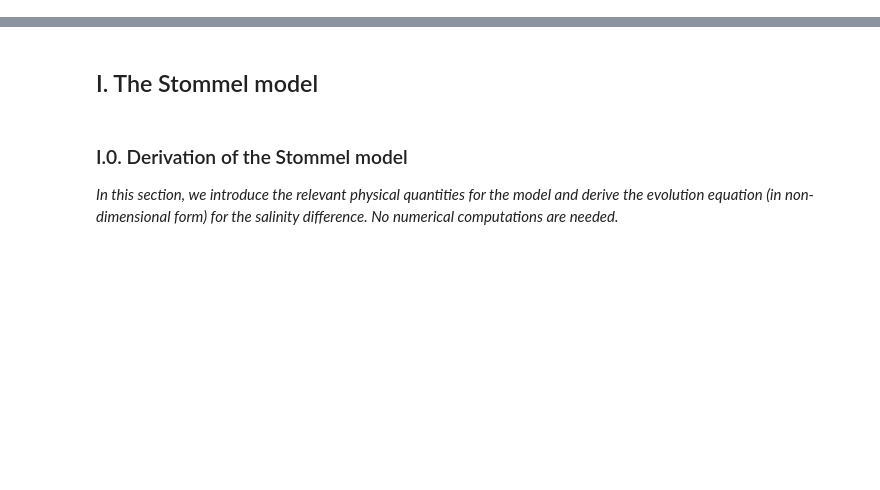
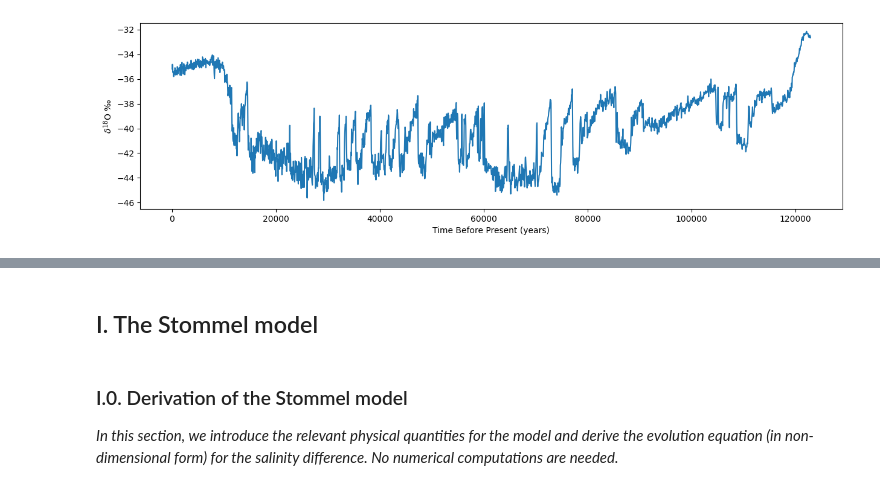
Before and after one commit to freddybouchet/oceanbox, a Jupyter notebook: TP_Stommel.ipynb, the cells around one changed output, grey strips where cells are left out. Cells and saved outputs as stored; diff of their text form; code cells hidden in the pictures; blank space fills up the shorter version.

```diff
--- a/TP_Stommel.ipynb
+++ b/TP_Stommel.ipynb
@@ -11,0 +18,7 @@ from scipy.integrate import ode
+# %%
+ngrip_d18O = np.loadtxt("NGRIP_d18O_50yrs.txt", skiprows=25)
+_ = plt.figure(figsize=(15, 4))
+ax = plt.axes(xlabel='Time Before Present (years)', ylabel=u'$\delta^{18}$O ‰')
+ax.plot(ngrip_d18O[::2, 0], ngrip_d18O[::2, 1]);
+# %% [output]
+[figure, added]
```
Also changed, not shown: parts of 3 cells of this notebook.
